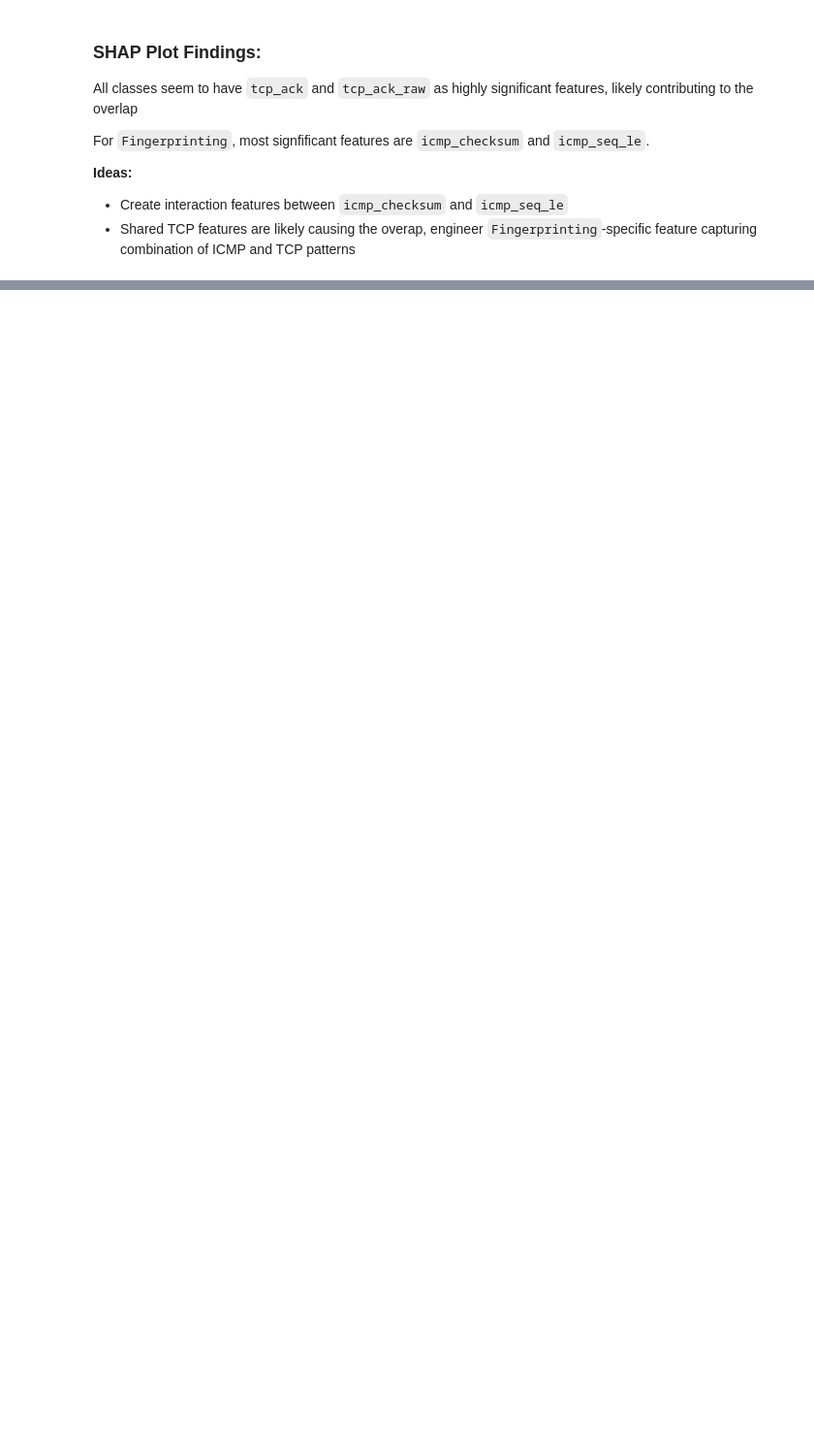
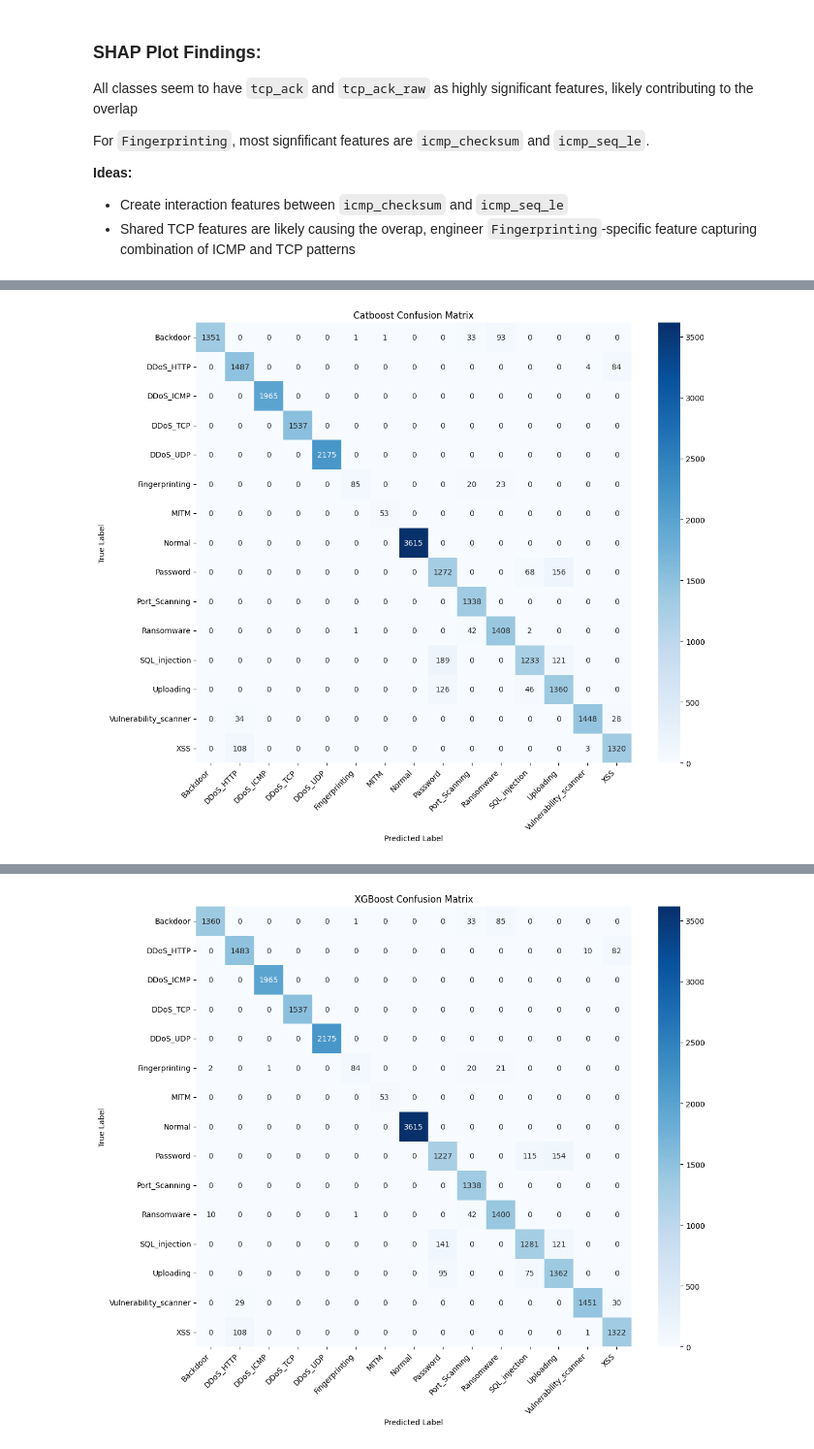
Before and after one commit to samkorostov/iotouse, a Jupyter notebook: train.ipynb, the cells around one changed output, grey strips where cells are left out. Shown at 97% size. Saved outputs shown, nothing was run; the diff lists cells and outputs as text; code cells hidden in the pictures; blank space fills up the shorter version.

```diff
--- a/train.ipynb
+++ b/train.ipynb
@@ -681,0 +1195,14 @@ For `Fingerprinting`, most signfificant features are `icmp_checksum` and `icmp_s
+# %%
+from sklearn.model_selection import train_test_split
+from sklearn.metrics import classification_report, f1_score
+import xgboost as xgb
+
+X = df_ml_preprocessed.drop('Attack_type', axis=1)
+y = df_ml_preprocessed['Attack_type']
+
+X_train, X_temp, y_train, y_temp = train_test_split(
+    X, y, test_size=0.3, random_state=42, stratify=y
+)
+X_val, X_test, y_val, y_test = train_test_split(
+    X_temp, y_temp, test_size=0.5, random_state=42, stratify=y_temp
+)
@@ -681,0 +1415,49 @@ For `Fingerprinting`, most signfificant features are `icmp_checksum` and `icmp_s
+# %%
+X_trainval = pd.concat([X_train, X_val])
+y_trainval = pd.concat([y_train, y_val])
+
+print(f"Train+val size: {X_trainval.shape}")
+
+model_final_cat = CatBoostClassifier(
+    iterations=160,
+    learning_rate=0.11640731277892373,
+    depth=10,
+    l2_leaf_reg=2.0942784303797906,
+    bagging_temperature=0.0848060789773164,
+    random_strength=6.1002685009863775,
+    border_count=205,
+    min_data_in_leaf=18,
+    task_type="GPU",
+    devices="0",
+    eval_metric="TotalF1",
+    verbose=0,
+    random_seed=42,
+)
+
+
+
+model_final_xgb = xgb.XGBClassifier(
+    n_estimators=118,
+    learning_rate=0.08498774615962006,
+    max_depth=7,
+    min_child_weight=2,
+    subsample=0.9144519474034779,
+    colsample_bytree=0.7928963337438807,
+    reg_alpha=0.00018929574159812045,
+    reg_lambda=0.1878112914385954,
+    tree_method="hist",
+    device="cuda",
+    objective="multi:softprob",
+    num_class=len(labels_ml),
+    random_state=42,
+    verbosity=0,
+    verbose=False,
+)
+
+models = {
+    "Catboost": model_final_cat,
+    "XGBoost": model_final_xgb,
+}
+
+test_results = evaluate_models(models, X_trainval, y_trainval, X_test, y_test, labels_ml)
+# %% [output]
@@ -681,0 +1481 @@ For `Fingerprinting`, most signfificant features are `icmp_checksum` and `icmp_s
+[figure, added]
@@ -681,0 +1499 @@ For `Fingerprinting`, most signfificant features are `icmp_checksum` and `icmp_s
+[figure, added]
```
Also changed, not shown: parts of 22 cells of this notebook.
